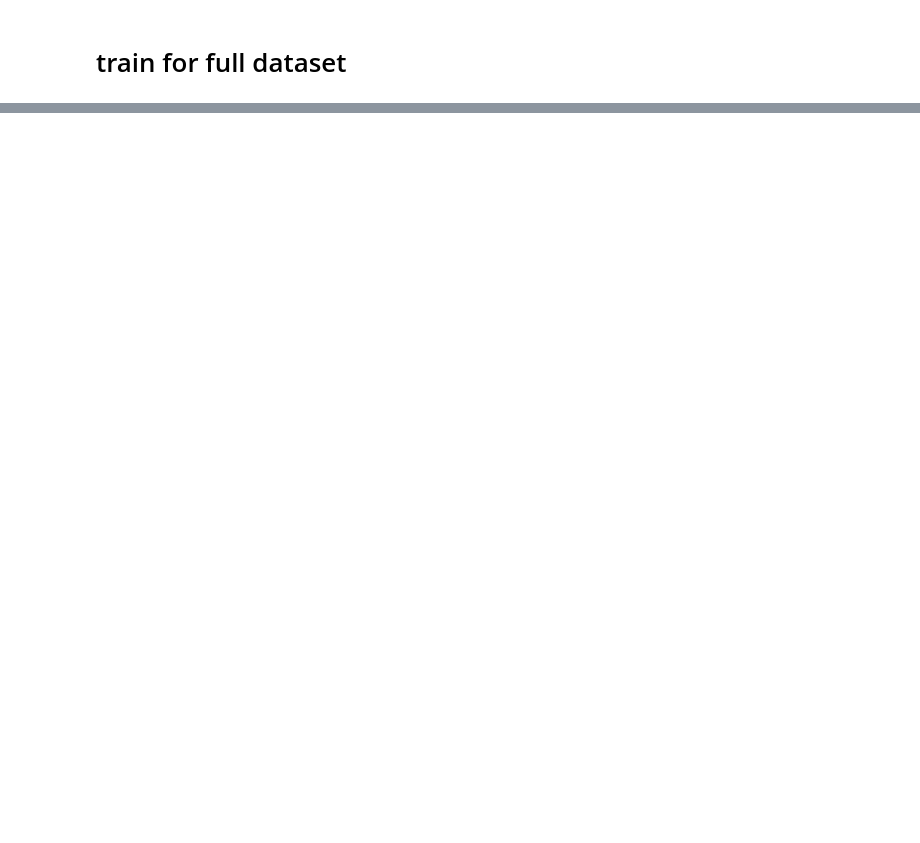
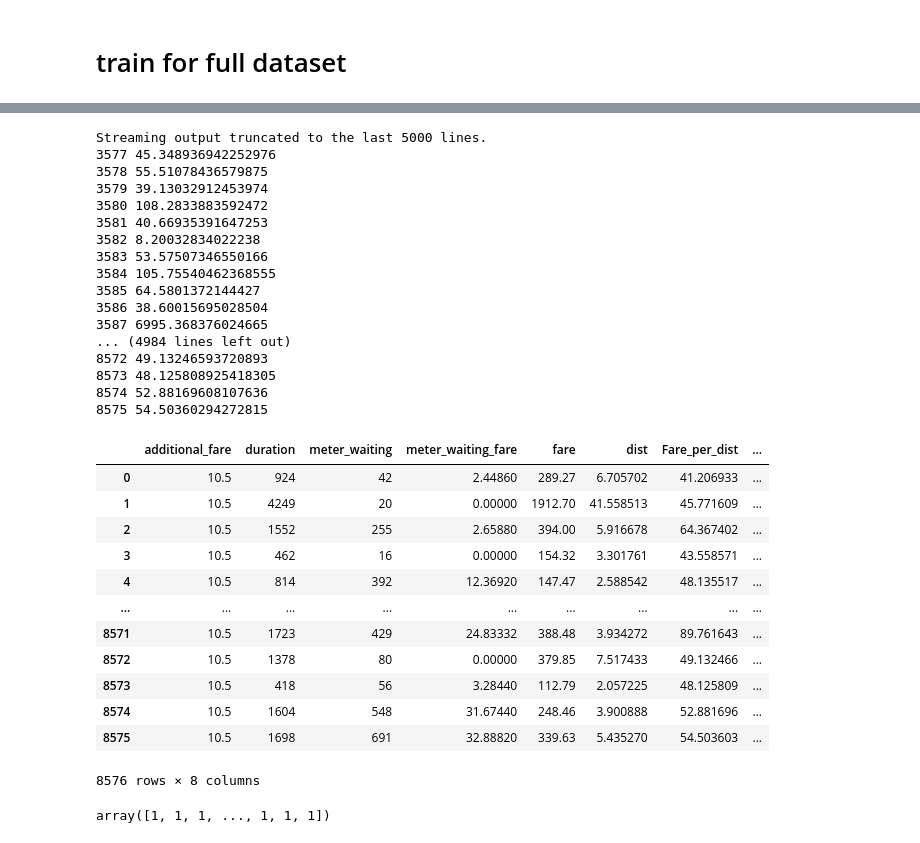
Before and after one commit to Dhananjana97/ML-Ride-Fair, a Jupyter notebook: XGBoost_change_fareper_dist2.ipynb, the cells around one changed output, grey strips where cells are left out. Saved outputs shown, nothing was run; the diff lists cells and outputs as text; code cells hidden in the pictures; blank space fills up the shorter version.

```diff
--- a/XGBoost_change_fareper_dist2.ipynb
+++ b/XGBoost_change_fareper_dist2.ipynb
@@ -521,8 +534,8 @@ features_df.to_csv("features2.csv",index=True)
 # %% [markdown]
 # Define featues
 # %%
-features=['additional_fare','duration','meter_waiting','meter_waiting_fare','fare','dist','Fare_per_dist','Fare_per_min',]
-num_features=['additional_fare','duration','meter_waiting','meter_waiting_fare','fare','dist','Fare_per_dist','Fare_per_min']
+features=['additional_fare','duration','meter_waiting','meter_waiting_fare','fare','dist','Fare_per_dist','Fare_per_sec',]
+num_features=['additional_fare','duration','meter_waiting','meter_waiting_fare','fare','dist','Fare_per_dist','Fare_per_sec']
 # cat_features=['Time_type']
 # %%
 final_features_df=features_df[features]
@@ -659,11 +846,42 @@ full_Pipeline.fit(final_features_df,labels_df['lb'])
 # %%
 test_df['dist']=getDistance(test_df)
-test_df['Time_type']=get_time_type(test_df)
+# test_df['Time_type']=get_time_type(test_df)
 test_df['Fare_per_dist']=get_fare_per_distance(test_df)
-test_df['Fare_per_min']=get_fare_per_min(test_df)
-test_df['Fare_diff']=get_fare_diff(test_df)
-test_df['pickup_hour']=get_pickup_hour(test_df)
+test_df['Fare_per_sec']=get_fare_per_min(test_df)
+# test_df['Fare_diff']=get_fare_diff(test_df)
+# test_df['pickup_hour']=get_pickup_hour(test_df)
 test_df[features]
+# %% [output]
+Streaming output truncated to the last 5000 lines.
+3577 45.348936942252976
+3578 55.51078436579875
+3579 39.13032912453974
+3580 108.2833883592472
+3581 40.66935391647253
+3582 8.20032834022238
+3583 53.57507346550166
+3584 105.75540462368555
+3585 64.5801372144427
+3586 38.60015695028504
+3587 6995.368376024665
+... (4984 lines left out)
+8572 49.13246593720893
+8573 48.125808925418305
+8574 52.88169608107636
+8575 54.50360294272815
+|  | additional_fare | duration | meter_waiting | meter_waiting_fare | fare | dist | Fare_per_dist | ... |
+| 0 | 10.5 | 924 | 42 | 2.44860 | 289.27 | 6.705702 | 41.206933 | ... |
+| 1 | 10.5 | 4249 | 20 | 0.00000 | 1912.70 | 41.558513 | 45.771609 | ... |
+| 2 | 10.5 | 1552 | 255 | 2.65880 | 394.00 | 5.916678 | 64.367402 | ... |
+| 3 | 10.5 | 462 | 16 | 0.00000 | 154.32 | 3.301761 | 43.558571 | ... |
+| 4 | 10.5 | 814 | 392 | 12.36920 | 147.47 | 2.588542 | 48.135517 | ... |
+| ... | ... | ... | ... | ... | ... | ... | ... | ... |
+| 8571 | 10.5 | 1723 | 429 | 24.83332 | 388.48 | 3.934272 | 89.761643 | ... |
+| 8572 | 10.5 | 1378 | 80 | 0.00000 | 379.85 | 7.517433 | 49.132466 | ... |
+| 8573 | 10.5 | 418 | 56 | 3.28440 | 112.79 | 2.057225 | 48.125809 | ... |
+| 8574 | 10.5 | 1604 | 548 | 31.67440 | 248.46 | 3.900888 | 52.881696 | ... |
+| 8575 | 10.5 | 1698 | 691 | 32.88820 | 339.63 | 5.435270 | 54.503603 | ... |
+8576 rows × 8 columns
 # %%
 # # prepros_test=pd.DataFrame(preprocessor.fit_transform(test_df))
 # # prepros_test
@@ -673,6 +891,8 @@ test_df[features]
 # %%
 t=full_Pipeline.predict(test_df[features])
 t
+# %% [output]
+array([1, 1, 1, ..., 1, 1, 1])
 # %%
 submission_df['prediction']=t
 # %%
```
Also changed, not shown: parts of 21 cells of this notebook.
